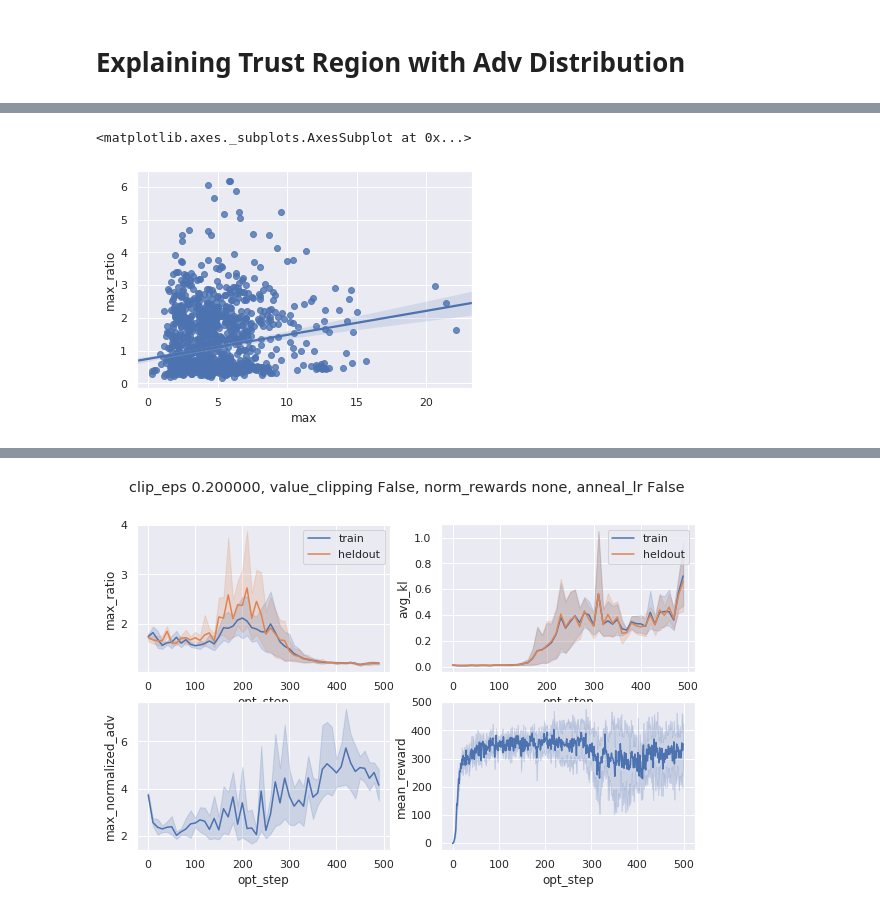
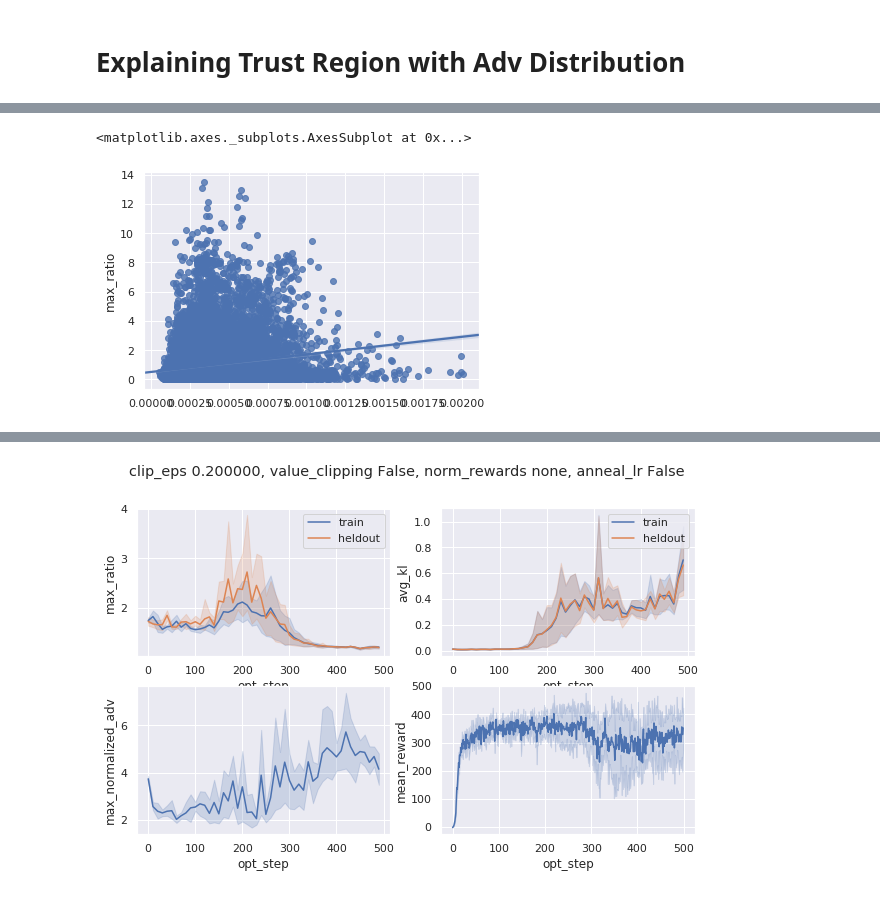
Before and after one commit to chloechsu/code-for-paper, a Jupyter notebook: src/kl_and_clip_experiment/analysis.ipynb, the cells around one changed output, grey strips where cells are left out. Drawn from its saved outputs; the diff is of its cells as text; code cells hidden in the pictures.

```diff
--- a/src/kl_and_clip_experiment/analysis.ipynb
+++ b/src/kl_and_clip_experiment/analysis.ipynb
@@ -65,8 +116,8 @@ plt.show()
 for i, cl_opt in enumerate(code_level_opts):
     print(cl_opt)
     for b in reversed(code_level_opts[cl_opt]):
-        exp_ids = set(metadata[metadata[cl_opt] == b]['exp_id'].tolist())
-        filt = max_rewards[max_rewards.index.isin(exp_ids)]
-        print(b, filt['mean_reward'].count(), filt['mean_reward'].mean())
+        exp_ids = set(metadata[(metadata[cl_opt] == b)]['exp_id'].tolist())
+        filt = max_rewards_clipped[max_rewards_clipped.index.isin(exp_ids)]
+        print(b, filt['mean_reward'].count(), filt['mean_reward'].mean(), filt['mean_reward'].var())
 # %% [output]
 clip_eps
@@ -88,0 +142,24 @@ False 39 637.1612699380909
+# %%
+opt_and_metadata = opt.merge(key_metadata, on='exp_id')
+opt_unclipped = opt_and_metadata[opt_and_metadata.clip_eps == 100000000]
+max_rewards_unclipped = opt_unclipped.groupby('exp_id').max()
+
+# Histogram setup
+_, bin_edges = np.histogram(max_rewards_unclipped['mean_reward'].tolist(), NUM_BINS)
+bin_locs = (bin_edges[:-1] + bin_edges[1:]) / 2
+bin_ws = (bin_edges[1] - bin_edges[0])
+
+# Plot setup
+kwargs = {'width': bin_ws, 'alpha': 0.65}
+fig, ax = plt.subplots(2, 3, figsize=(15,10))
+
+for i, cl_opt in enumerate(code_level_opts):
+    for b in (code_level_opts[cl_opt]):
+        exp_ids = set(metadata[(metadata[cl_opt] == b) & (
+            metadata.kl_penalty_coeff == 0.3)]['exp_id'].tolist())
+        filt = max_rewards_unclipped[max_rewards_unclipped.index.isin(exp_ids)]
+        hist, _ = np.histogram(filt['mean_reward'].tolist(), bin_edges)
+        hist = np.flip(np.cumsum(np.flip(hist))) / np.sum(hist)
+        ax.flatten()[i].bar(bin_locs, hist, label=f"{cl_opt}: {b}", **kwargs)
+    ax.flatten()[i].legend()
+plt.show()
@@ -88,0 +168,8 @@ False 39 637.1612699380909
+# %%
+for i, cl_opt in enumerate(code_level_opts):
+    print(cl_opt)
+    for b in reversed(code_level_opts[cl_opt]):
+        exp_ids = set(metadata[(metadata[cl_opt] == b) & (
+            metadata.kl_penalty_coeff == 3) & (metadata.clip_advantages == 3)]['exp_id'].tolist())
+        filt = max_rewards_unclipped[max_rewards_unclipped.index.isin(exp_ids)]
+        print(b, filt['mean_reward'].count(), filt['mean_reward'].mean(), filt['mean_reward'].var())
@@ -386,4 +371,4 @@ def get_annealed_lr(row):
         return 1e-4
     return 1e-4 * (1-row.opt_step / 500)
 
-nadv['annealed_lr'] = nadv.apply(get_effective_lr, axis=1)
+nadv['annealed_lr'] = nadv.apply(get_annealed_lr, axis=1)
@@ -390,6 +381,6 @@ nadv['annealed_lr'] = nadv.apply(get_effective_lr, axis=1)
 # %%
-sns.regplot(x=nadv[nadv['opt_step'] < 200]['max'],
-            y=np.log(constraints[constraints['opt_step'] < 200]['max_ratio']))
+sns.regplot(x=nadv[nadv['opt_step'] < 200]['max'] * nadv[nadv['opt_step'] < 200]['annealed_lr'],
+            y=np.log(np.maximum(constraints[constraints['opt_step'] < 200]['max_ratio'], 1)))
 # %% [output]
 <matplotlib.axes._subplots.AxesSubplot at 0x...>
-[figure, old version]
+[figure, new version]
```
Also changed, not shown: parts of 29 cells of this notebook, 17 other files.
